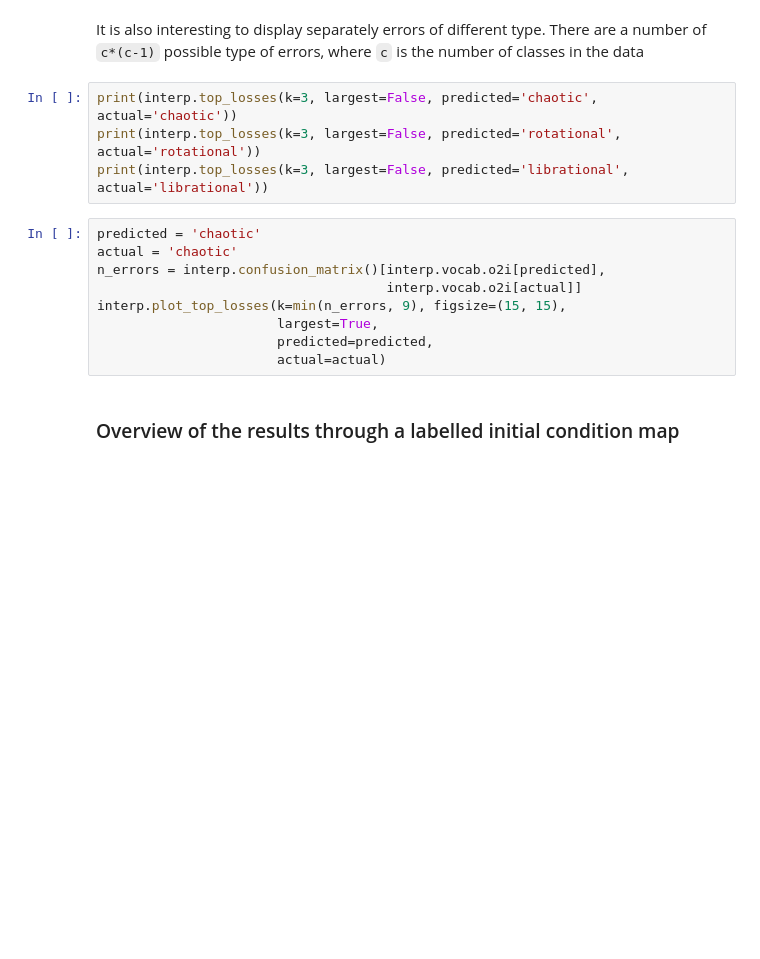
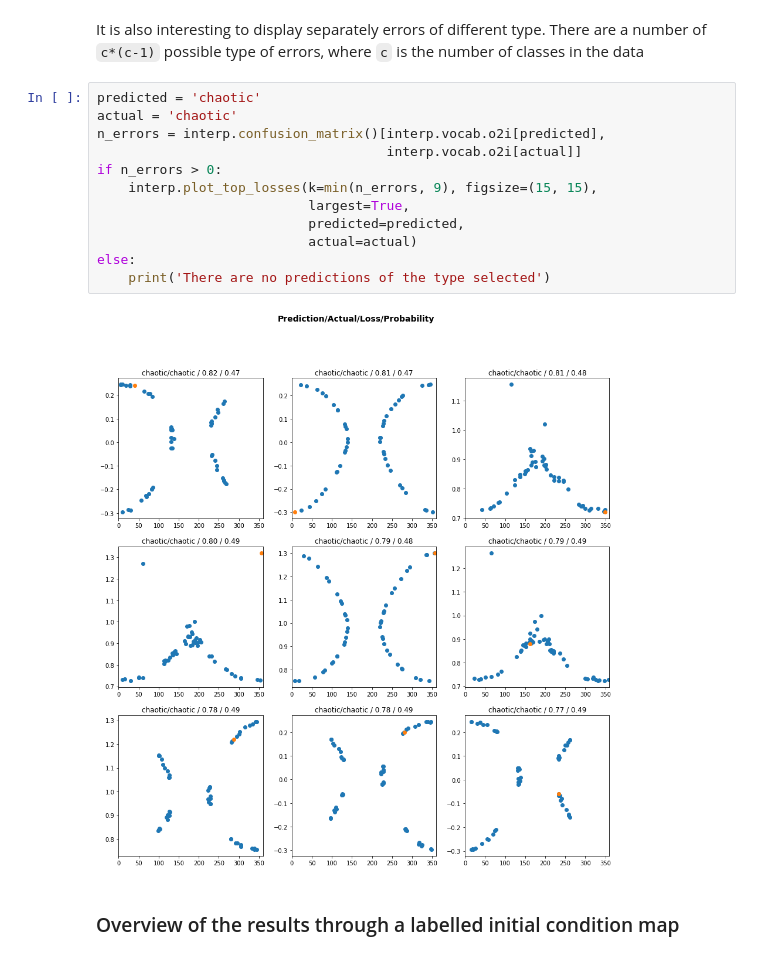
Before and after one commit to vrodriguezf/mlchaos, a Jupyter notebook: nbs/_motion_classification_time_series.ipynb, the cells around one changed output. Saved outputs shown, nothing was run; the diff lists cells and outputs as text; blank space fills up the shorter version.

```diff
--- a/nbs/_motion_classification_time_series.ipynb
+++ b/nbs/_motion_classification_time_series.ipynb
@@ -249,19 +335,20 @@ log_plt_as_wandb_img('largest_errors')
 ### Specific types of errors
 # %% [markdown]
 It is also interesting to display separately errors of different type. There are a number of `c*(c-1)` possible type of errors, where `c` is the number of classes in the data
-# %%
-print(interp.top_losses(k=3, largest=False, predicted='chaotic', actual='chaotic'))
-print(interp.top_losses(k=3, largest=False, predicted='rotational', actual='rotational'))
-print(interp.top_losses(k=3, largest=False, predicted='librational', actual='librational'))
 # %%
 predicted = 'chaotic'
 actual = 'chaotic'
 n_errors = interp.confusion_matrix()[interp.vocab.o2i[predicted],
                                      interp.vocab.o2i[actual]]
-interp.plot_top_losses(k=min(n_errors, 9), figsize=(15, 15),
-                       largest=True,
-                       predicted=predicted,
-                       actual=actual)
+if n_errors > 0:
+    interp.plot_top_losses(k=min(n_errors, 9), figsize=(15, 15),
+                           largest=True,
+                           predicted=predicted,
+                           actual=actual)
+else:
+    print('There are no predictions of the type selected')
+# %% [output]
+[figure, added]
 # %% [markdown]
 ### Overview of the results through a labelled initial condition map
 # %% [markdown]
```
Also changed, not shown: parts of 37 cells of this notebook, 6 other files.
